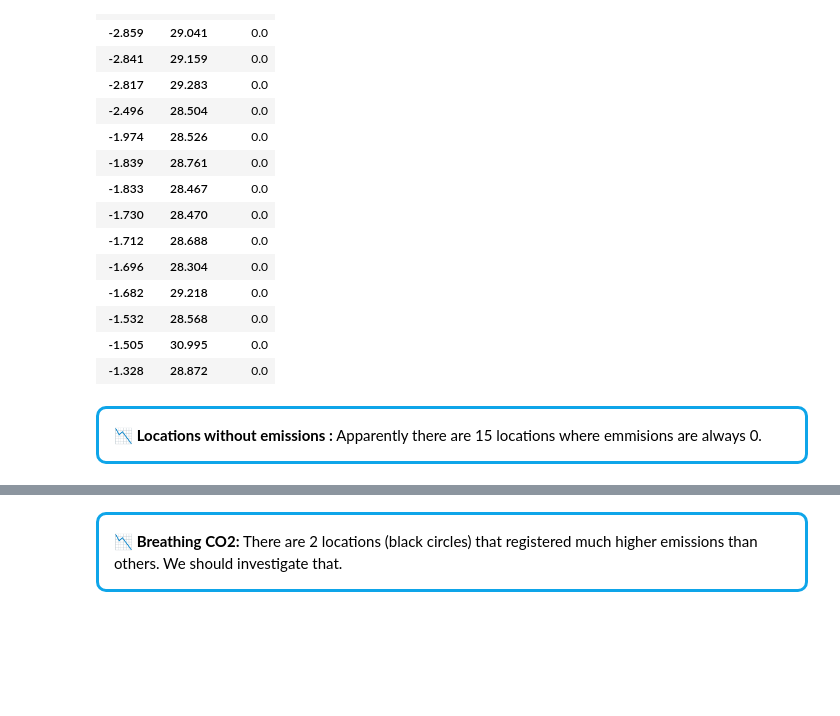
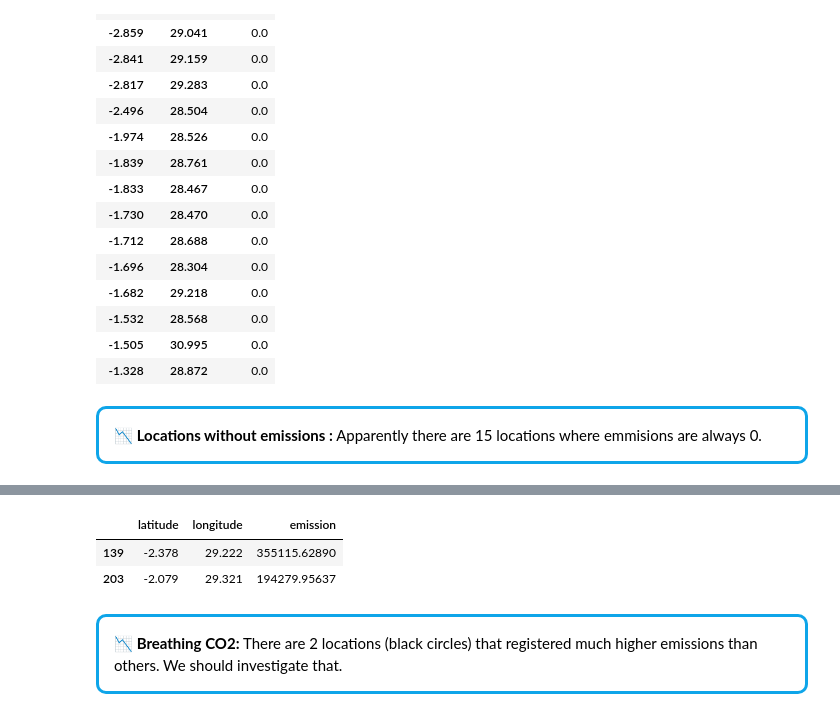
Before and after one commit to Lzzzzy4/2023fall-DataScience, a Jupyter notebook: Examples/Rwanda_CO2_Step_by_step_guide/rwanda-co2-step-by-step-guide.ipynb, the cells around one changed output, grey strips where cells are left out. Drawn from its saved outputs; the diff is of its cells as text; code cells hidden in the pictures; blank space fills up the shorter version.

```diff
--- a/Examples/Rwanda_CO2_Step_by_step_guide/rwanda-co2-step-by-step-guide.ipynb
+++ b/Examples/Rwanda_CO2_Step_by_step_guide/rwanda-co2-step-by-step-guide.ipynb
@@ -330,6 +312,13 @@ m.fit_bounds(m.get_bounds())
 m
 # %% [output]
 [interactive output not drawn]
+# %%
+row2 = grouped[grouped['emission'] > 10**5]
+row2
+# %% [output]
+|  | latitude | longitude | emission |
+| 139 | -2.378 | 29.222 | 355115.62890 |
+| 203 | -2.079 | 29.321 | 194279.95637 |
 # %% [markdown]
 <div style="border-radius: 10px; border: #0ea5e9 solid; padding: 15px; background-color: #ffffff00; font-size: 100%; text-align: left;">
     <b> 📉 Breathing CO2:</b> There are 2 locations (black circles) that registered much higher emissions than others. We should investigate that.
```
Also changed, not shown: parts of 2 cells of this notebook, 6 other files.
